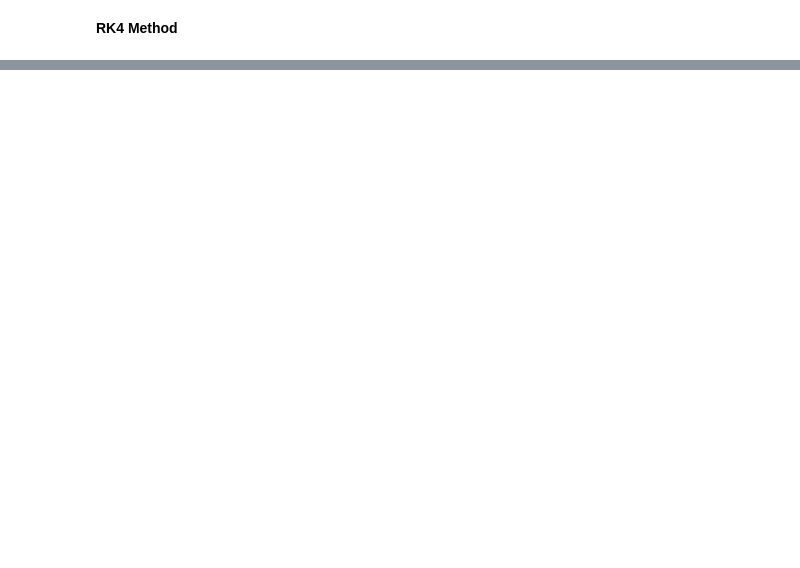
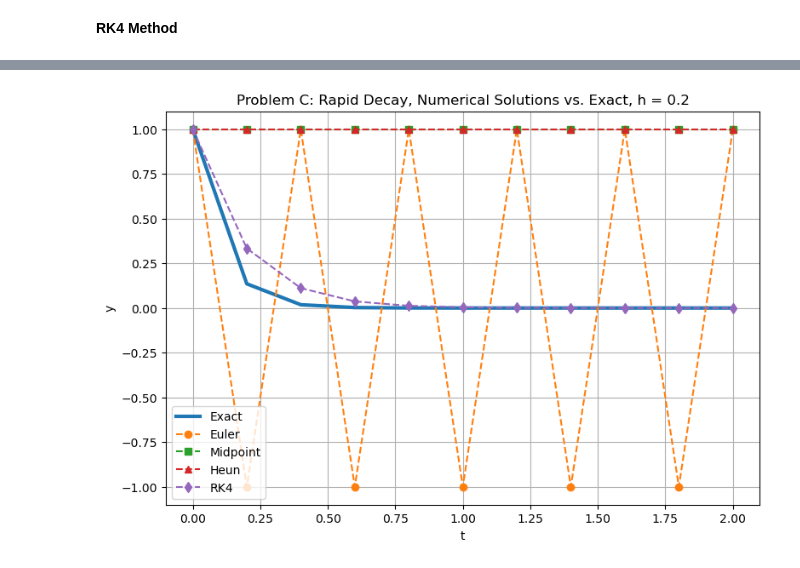
Before and after one commit to ericdeltoro/104c-project1, a Jupyter notebook: project1_ode.ipynb, the cells around one changed output, grey strips where cells are left out. Saved outputs shown, nothing was run; the diff lists cells and outputs as text; code cells hidden in the pictures; blank space fills up the shorter version.

```diff
--- a/project1_ode.ipynb
+++ b/project1_ode.ipynb
@@ -369,0 +599,10 @@ t       Exact          RK4            Abs Error
+# %%
+def fC(t, y):
+    return -10*y
+
+def exactC(t):
+    return np.exp(-10*t)
+
+t0_C = 0
+T_C = 2
+y0_C = 1
@@ -369,0 +625,29 @@ t       Exact          RK4            Abs Error
+# %%
+h = 0.2
+
+t_eu_C, w_eu_C = euler(fC, t0_C, y0_C, T_C, h)
+t_mid_C, w_mid_C = midpoint(fC, t0_C, y0_C, T_C, h)
+t_heun_C, w_heun_C = heun(fC, t0_C, y0_C, T_C, h)
+t_rk4_C, w_rk4_C = rk4(fC, t0_C, y0_C, T_C, h)
+
+t_tay_C, w_tay_C = taylor2_C(t0_C, y0_C, T_C, h)
+t_ab_C, w_ab_C = adams_bashforth(fC, t0_C, y0_C, T_C, h)
+t_am_C, w_am_C = adams_moulton(fC, t0_C, y0_C, T_C, h)
+t_pc_C, w_pc_C = predictor_corrector(fC, t0_C, y0_C, T_C, h)
+# %%
+plt.figure(figsize=(9,6))
+
+plt.plot(t_eu_C, exactC(t_eu_C), label="Exact", linewidth=3)
+plt.plot(t_eu_C, w_eu_C, "o--", label="Euler")
+plt.plot(t_mid_C, w_mid_C, "s--", label="Midpoint")
+plt.plot(t_heun_C, w_heun_C, "^--", label="Heun")
+plt.plot(t_rk4_C, w_rk4_C, "d--", label="RK4")
+
+plt.xlabel("t")
+plt.ylabel("y")
+plt.title("Problem C: Rapid Decay, Numerical Solutions vs. Exact, h = 0.2")
+plt.legend()
+plt.grid(True)
+plt.show()
+# %% [output]
+[figure, added]
```
Also changed, not shown: parts of 31 cells of this notebook.
